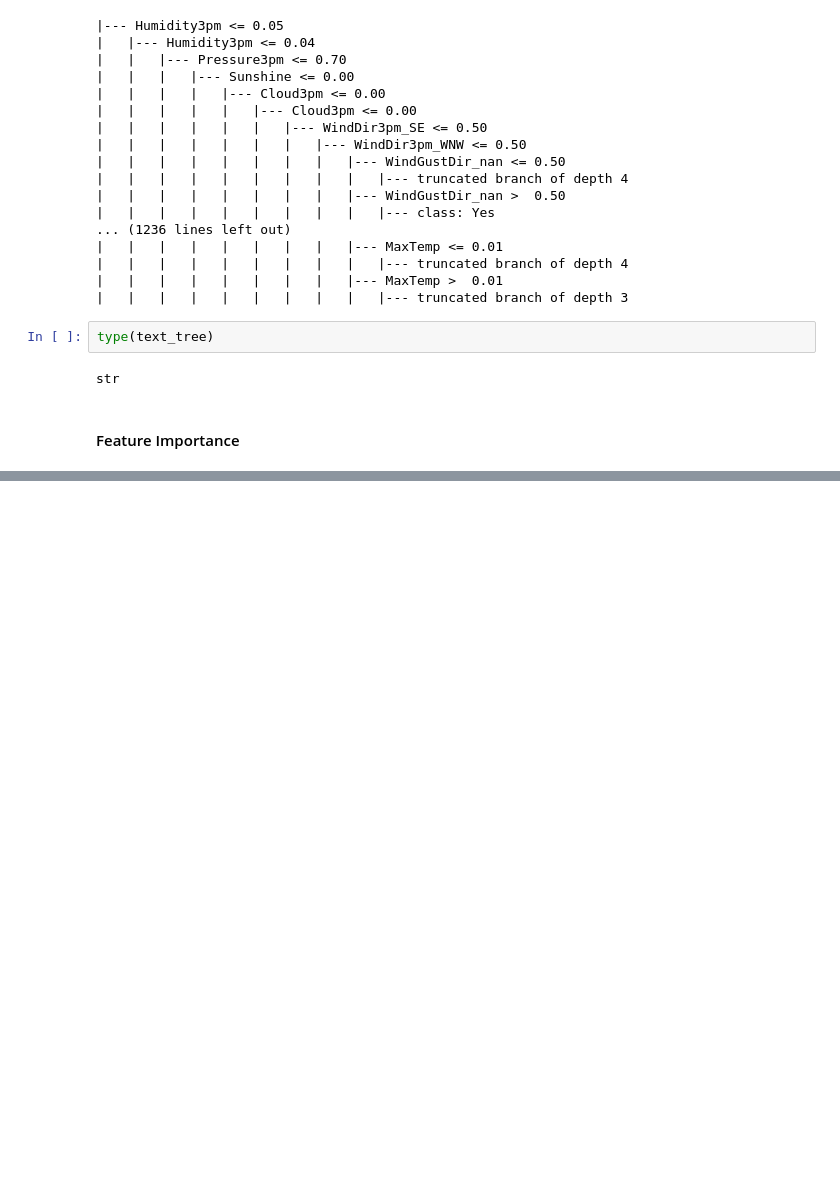
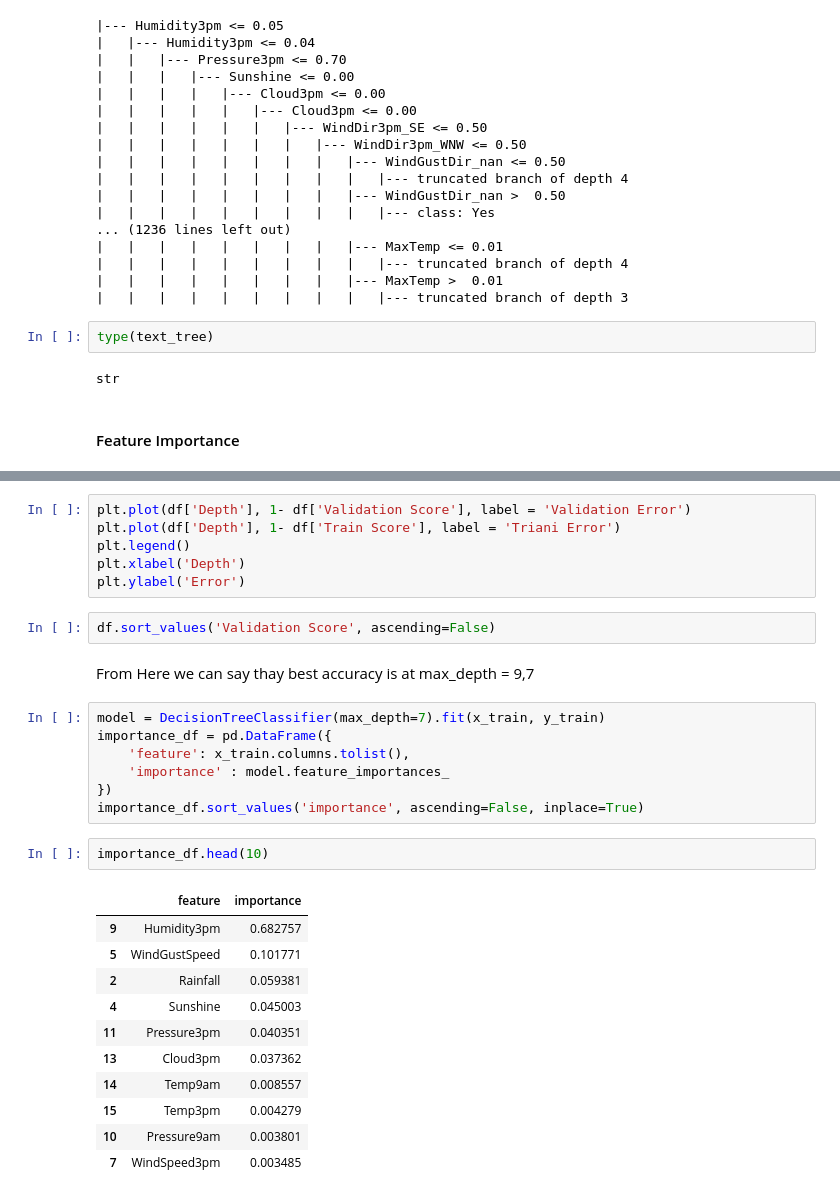
Before and after one commit to mr-ayush-agrawal/MachineLearningBasics, a Jupyter notebook: freeCodeCamp/TreeAndForest/Eda.ipynb, the cells around one changed output, grey strips where cells are left out. Drawn from its saved outputs; the diff is of its cells as text; blank space fills up the shorter version.

```diff
--- a/freeCodeCamp/TreeAndForest/Eda.ipynb
+++ b/freeCodeCamp/TreeAndForest/Eda.ipynb
@@ -588,0 +617,31 @@ array([2.72703199e-02, 2.60760628e-02, 4.51376491e-02, 2.60342330e-02,
+# %%
+plt.plot(df['Depth'], 1- df['Validation Score'], label = 'Validation Error')
+plt.plot(df['Depth'], 1- df['Train Score'], label = 'Triani Error')
+plt.legend()
+plt.xlabel('Depth')
+plt.ylabel('Error')
+# %%
+df.sort_values('Validation Score', ascending=False)
+# %% [markdown]
+From Here we can say thay best accuracy is at max_depth = 9,7
+# %%
+model = DecisionTreeClassifier(max_depth=7).fit(x_train, y_train)
+importance_df = pd.DataFrame({
+    'feature': x_train.columns.tolist(),
+    'importance' : model.feature_importances_
+})
+importance_df.sort_values('importance', ascending=False, inplace=True)
+# %%
+importance_df.head(10)
+# %% [output]
+|  | feature | importance |
+| 9 | Humidity3pm | 0.682757 |
+| 5 | WindGustSpeed | 0.101771 |
+| 2 | Rainfall | 0.059381 |
+| 4 | Sunshine | 0.045003 |
+| 11 | Pressure3pm | 0.040351 |
+| 13 | Cloud3pm | 0.037362 |
+| 14 | Temp9am | 0.008557 |
+| 15 | Temp3pm | 0.004279 |
+| 10 | Pressure9am | 0.003801 |
+| 7 | WindSpeed3pm | 0.003485 |
```
Also changed, not shown: parts of 21 cells of this notebook.
